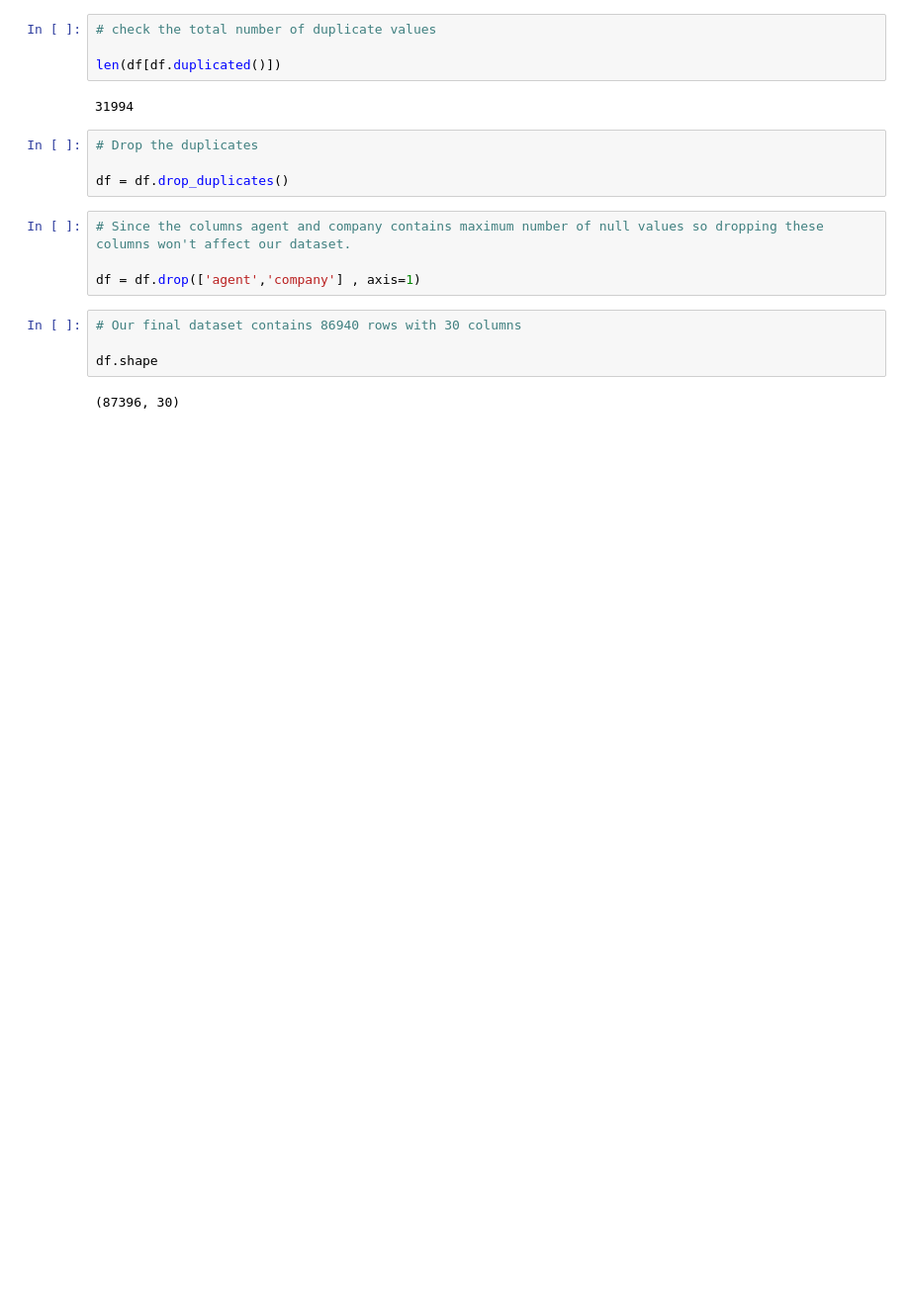
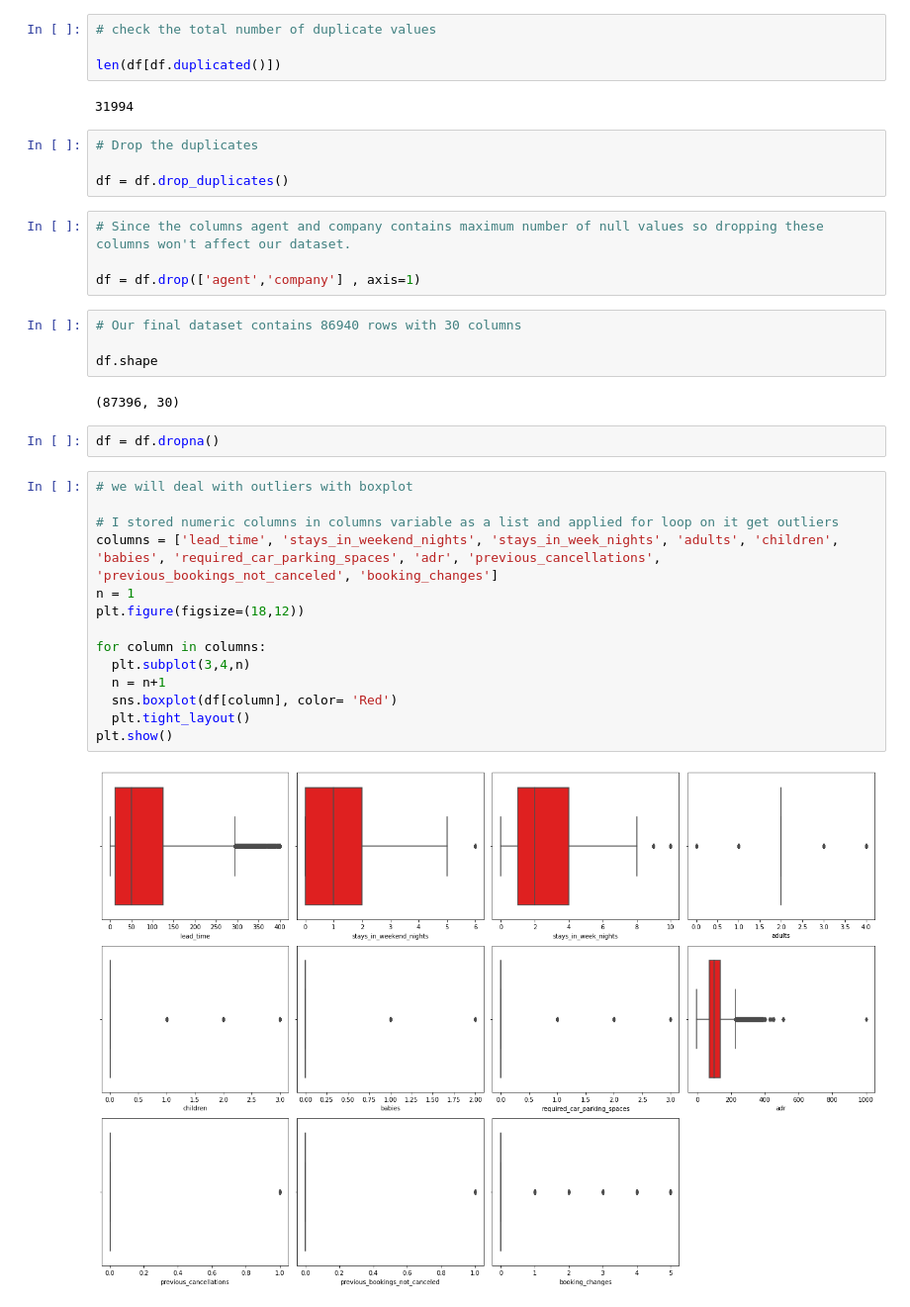
Before and after one commit to saurabhdaund76/Hotel-Booking-Analysis, a Jupyter notebook: Hotel_Booking_Analysis.ipynb, the cells around one changed output. Shown: that part at 99% size. Cells and saved outputs as stored; diff of their text form; blank space fills up the shorter version.

```diff
--- a/Hotel_Booking_Analysis.ipynb
+++ b/Hotel_Booking_Analysis.ipynb
@@ -95,3 +95,21 @@ df = df.drop(['agent','company'] , axis=1)
 df.shape
 # %% [output]
 (87396, 30)
+# %%
+df = df.dropna()
+# %%
+# we will deal with outliers with boxplot
+
+# I stored numeric columns in columns variable as a list and applied for loop on it get outliers
+columns = ['lead_time', 'stays_in_weekend_nights', 'stays_in_week_nights', 'adults', 'children', 'babies', 'required_car_parking_spaces', 'adr', 'previous_cancellations', 'previous_bookings_not_canceled', 'booking_changes']
+n = 1
+plt.figure(figsize=(18,12))
+
+for column in columns:
+  plt.subplot(3,4,n)
+  n = n+1
+  sns.boxplot(df[column], color= 'Red')
+  plt.tight_layout()
+plt.show()
+# %% [output]
+[figure, added]
```
Also changed, not shown: parts of 1 cell of this notebook.
